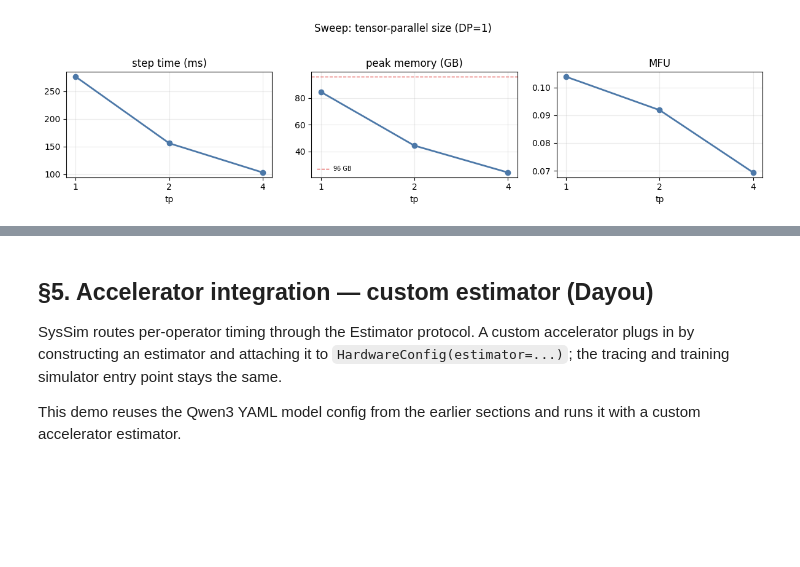
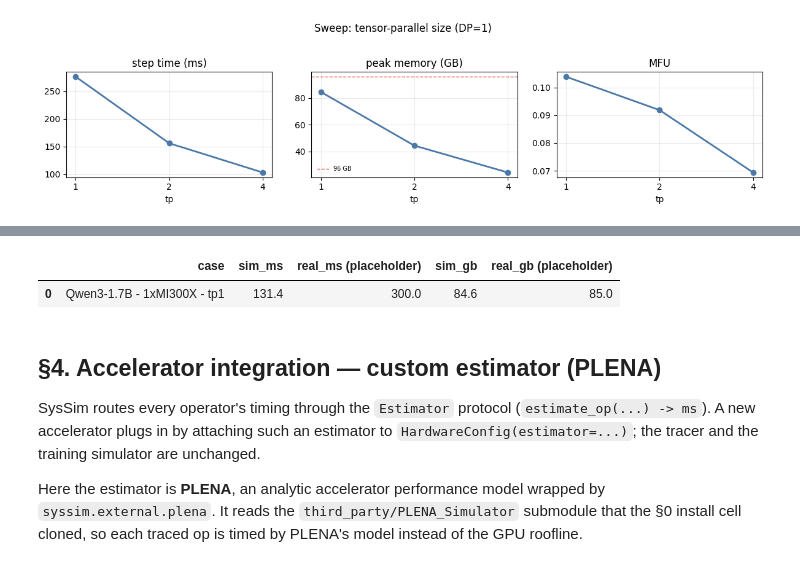
Before and after one commit to AISysSim/SysSim, a Jupyter notebook: tutorials/aria_tutorial.ipynb, the cells around one changed output, grey strips where cells are left out. Cells and saved outputs as stored; diff of their text form; code cells hidden in the pictures; blank space fills up the shorter version.

```diff
--- a/tutorials/aria_tutorial.ipynb
+++ b/tutorials/aria_tutorial.ipynb
@@ -514,6 +435,26 @@ pd.DataFrame([
+# %%
+MI300X = "examples/configs/hardware/mi300x_mock.yaml"
+r = syssim.simulate(model=QWEN3, hardware=MI300X,
+                    parallelism=syssim.ParallelismConfig(tp=1, dp=1),
+                    training=syssim.TrainingConfig(micro_batch=1, global_batch=1, dtype="bf16"))
+
+# PLACEHOLDER measured numbers — replace with a real MI300X run.
+real_ms, real_gb = 300.0, 85.0
+pd.DataFrame([{
+    "case": "Qwen3-1.7B - 1xMI300X - tp1",
+    "sim_ms": round(r.step_time_ms, 1), "real_ms (placeholder)": real_ms,
+    "sim_gb": round(r.peak_memory_gb, 1), "real_gb (placeholder)": real_gb,
+}])
+# %% [output]
+|  | case | sim_ms | real_ms (placeholder) | sim_gb | real_gb (placeholder) |
+| 0 | Qwen3-1.7B - 1xMI300X - tp1 | 131.4 | 300.0 | 84.6 | 85.0 |
 # %% [markdown]
-## §5. Accelerator integration — custom estimator (Dayou)
+## §4. Accelerator integration — custom estimator (PLENA)
 
-SysSim routes per-operator timing through the Estimator protocol. A custom accelerator plugs in by constructing an estimator and attaching it to `HardwareConfig(estimator=...)`; the tracing and training simulator entry point stays the same.
+SysSim routes every operator's timing through the `Estimator` protocol (`estimate_op(...) -> ms`). A
+new accelerator plugs in by attaching such an estimator to `HardwareConfig(estimator=...)`; the tracer
+and the training simulator are unchanged.
 
-This demo reuses the Qwen3 YAML model config from the earlier sections and runs it with a custom accelerator estimator.
+Here the estimator is **PLENA**, an analytic accelerator performance model wrapped by
+`syssim.external.plena`. It reads the `third_party/PLENA_Simulator` submodule that the §0 install cell
+cloned, so each traced op is timed by PLENA's model instead of the GPU roofline.
```
Also changed, not shown: parts of 25 cells of this notebook, 1 other file.
